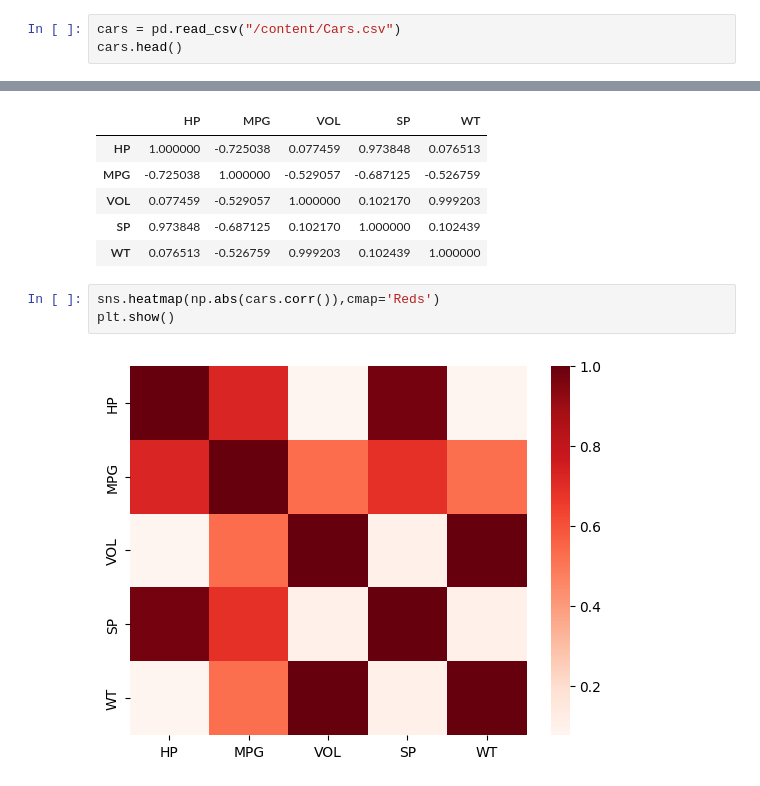
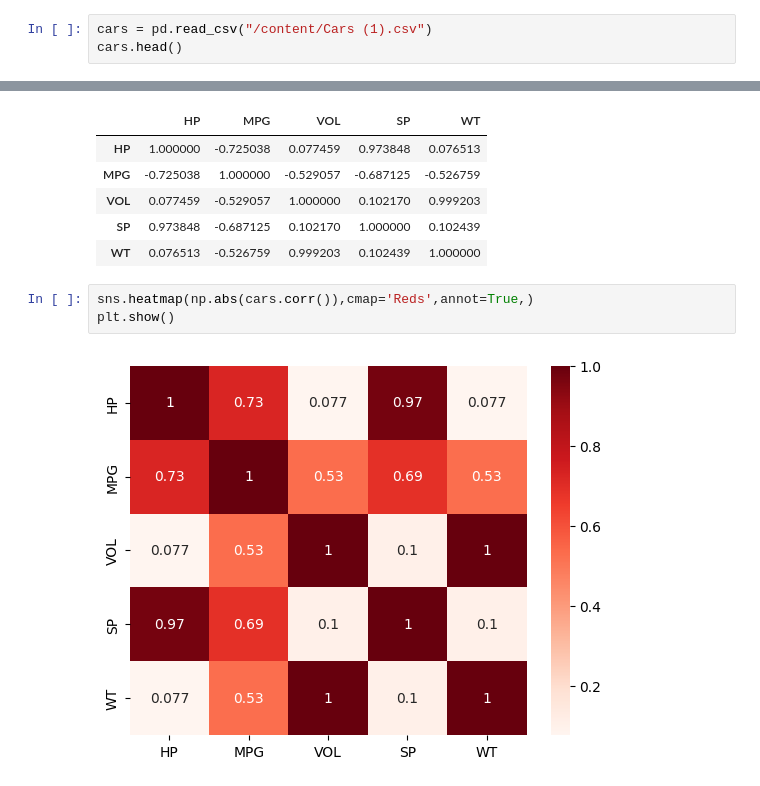
Before and after one commit to ram00407/python_data_types, a Jupyter notebook: day20.ipynb, the cells around one changed output, grey strips where cells are left out. Cells and saved outputs as stored; diff of their text form.

```diff
--- a/day20.ipynb
+++ b/day20.ipynb
@@ -5,7 +5,7 @@ import seaborn as sns
 import numpy as np
 import statsmodels.formula.api as smf
 # %%
-cars = pd.read_csv("/content/Cars.csv")
+cars = pd.read_csv("/content/Cars (1).csv")
 cars.head()
 # %% [output]
 |  | HP | MPG | VOL | SP | WT |
@@ -142,7 +142,7 @@ cars.corr()
 | SP | 0.973848 | -0.687125 | 0.102170 | 1.000000 | 0.102439 |
 | WT | 0.076513 | -0.526759 | 0.999203 | 0.102439 | 1.000000 |
 # %%
-sns.heatmap(np.abs(cars.corr()),cmap='Reds')
+sns.heatmap(np.abs(cars.corr()),cmap='Reds',annot=True,)
 plt.show()
 # %% [output]
-[figure, old version]
+[figure, new version]
```
Also changed, not shown: parts of 4 cells of this notebook.
